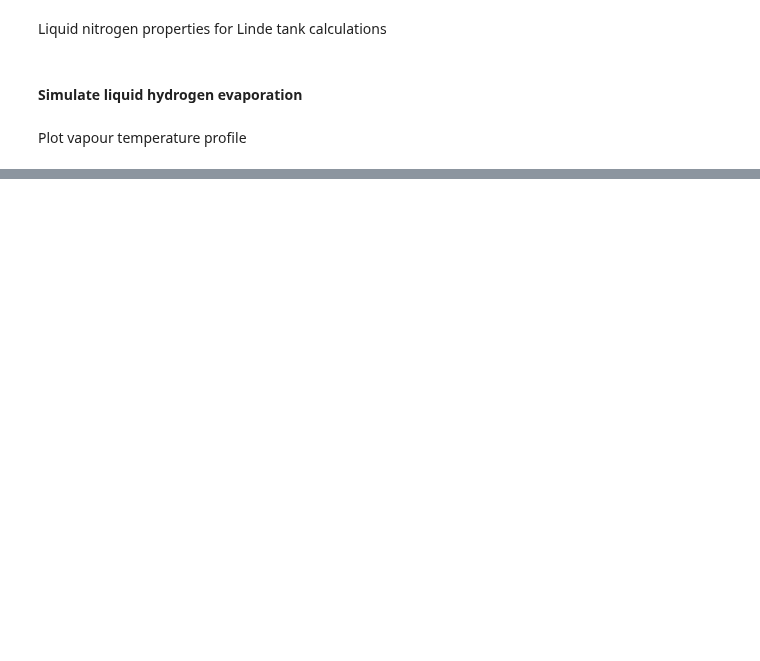
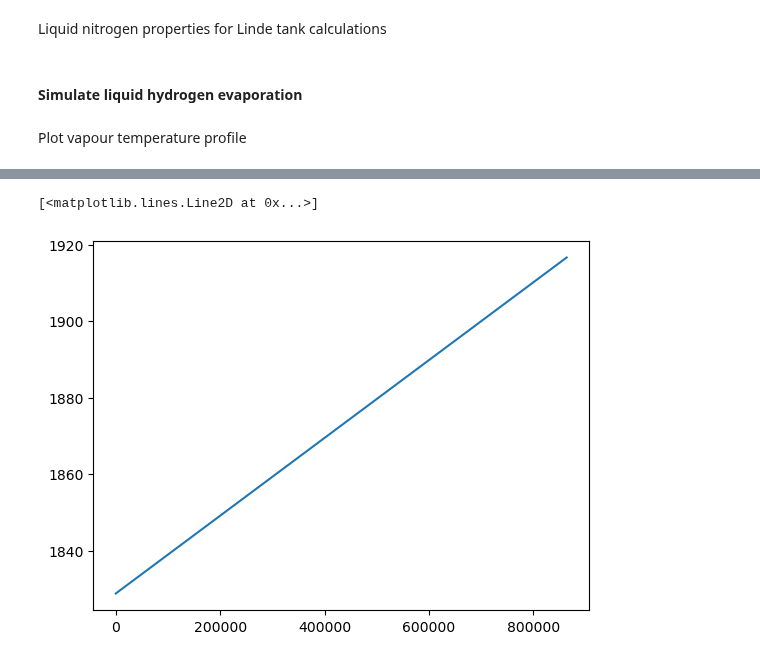
Before and after one commit to felipehuerta17/CryoEvap, a Jupyter notebook: notebooks/isobaric_LH2.ipynb, the cells around one changed output, grey strips where cells are left out. Saved outputs shown, nothing was run; the diff lists cells and outputs as text; code cells hidden in the pictures; blank space fills up the shorter version.

```diff
--- a/notebooks/isobaric_LH2.ipynb
+++ b/notebooks/isobaric_LH2.ipynb
@@ -180,3 +173,8 @@ plt.show()
+# %%
+plt.plot(large_tank.sol.t, large_tank.data['Q_V'])
+# %% [output]
+[<matplotlib.lines.Line2D at 0x...>]
+[figure, added]
 # %%
 # Access to the liquid volume
 plt.plot(large_tank.sol.t, large_tank.sol.y[0])
```
Also changed, not shown: parts of 7 cells of this notebook, 5 other files.
